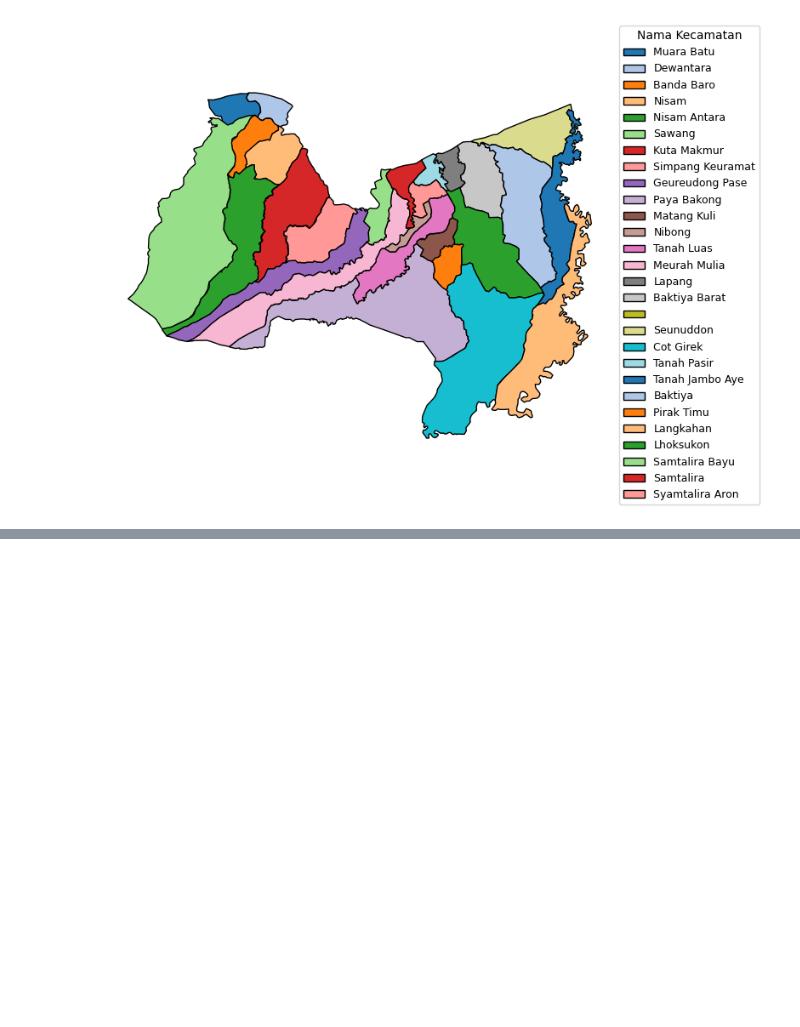
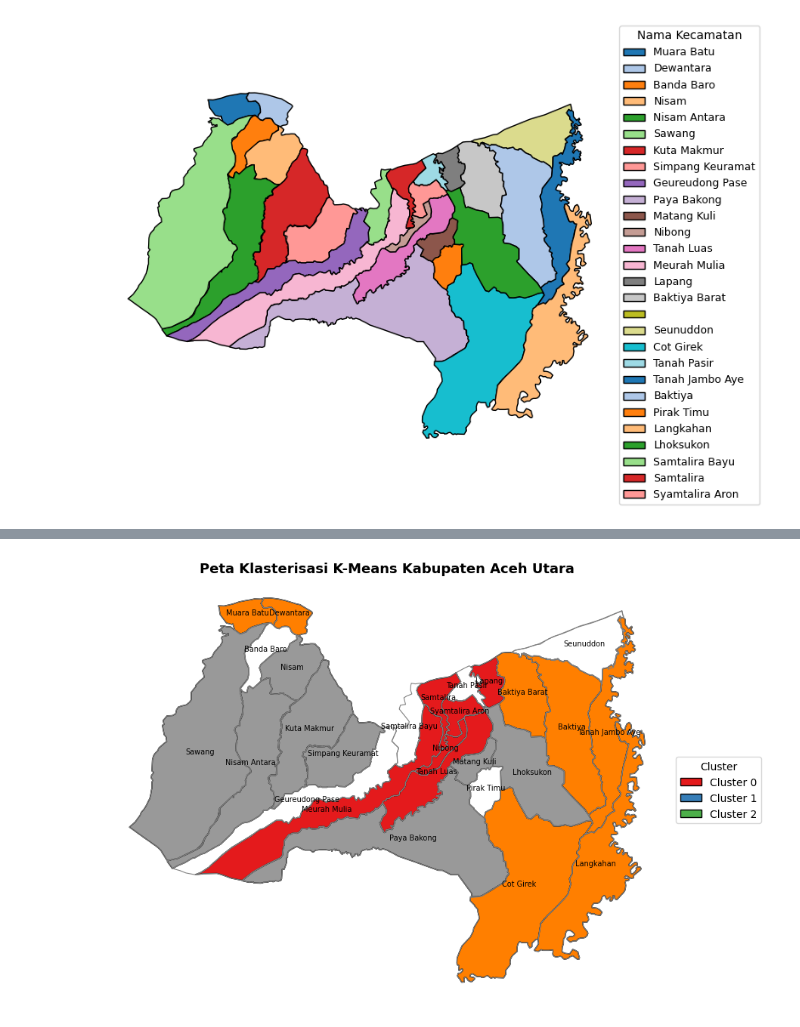
Before and after one commit to asrianda/GIS, a Jupyter notebook: Geospasial_Data.ipynb, the cells around one changed output, grey strips where cells are left out. Saved outputs shown, nothing was run; the diff lists cells and outputs as text; code cells hidden in the pictures; blank space fills up the shorter version.

```diff
--- a/Geospasial_Data.ipynb
+++ b/Geospasial_Data.ipynb
@@ -58,0 +174,58 @@ dt.head()
+# %%
+# ======================================================
+# 📍 K-Means Clustering + Overlay Peta Asli Aceh Utara
+# ======================================================
+
+import pandas as pd
+import geopandas as gpd
+import matplotlib.pyplot as plt
+from sklearn.cluster import KMeans
+from matplotlib.patches import Patch
+
+# --- 1️⃣ Baca data spasial asli dan data numerik ---
+dt = gpd.read_file("Aceh_utara.zip")                # Peta dasar Aceh Utara
+data_num = pd.read_excel("acehutara_data.xlsx")     # Data numerik (luas, penduduk)
+
+# --- 2️⃣ Lakukan klasterisasi K-Means ---
+X = data_num[["Luas", "penduduk"]]
+kmeans = KMeans(n_clusters=3, random_state=42)
+data_num["cluster"] = kmeans.fit_predict(X)
+
+# --- 3️⃣ Samakan format nama agar bisa digabung ---
+data_num["nama"] = data_num["nama"].str.strip().str.title()
+dt["nama"] = dt["nama"].str.strip().str.title()
+
+# --- 4️⃣ Gabungkan data spasial dengan hasil klasterisasi ---
+merged = dt.merge(data_num, on="nama", how="left")
+
+# --- 5️⃣ Buat figur peta ---
+fig, ax = plt.subplots(figsize=(9, 7))
+
+# Layer 1 → Peta dasar (outline Aceh Utara)
+dt.boundary.plot(ax=ax, color="gray", linewidth=0.8, label="Batas Wilayah")
+
+# Layer 2 → Peta hasil klasterisasi (berwarna)
+merged.plot(column="cluster", cmap="Set1", legend=False, ax=ax, edgecolor="black")
+
+# --- 6️⃣ Tambahkan legend manual untuk klaster ---
+clusters = sorted(merged["cluster"].dropna().unique())
+colors = plt.cm.Set1.colors
+legend_elements = [
+    Patch(facecolor=colors[int(c)], edgecolor='black', label=f'Cluster {int(c)}')
+    for c in clusters
+]
+ax.legend(handles=legend_elements, title="Cluster", loc='center left', bbox_to_anchor=(1, 0.5))
+
+# --- 7️⃣ Tambahkan label nama kecamatan ---
+for idx, row in merged.iterrows():
+    if row.geometry.centroid.is_valid:
+        plt.text(row.geometry.centroid.x, row.geometry.centroid.y,
+                 row["nama"], fontsize=7, ha='center')
+
+# --- 8️⃣ Estetika dan layout ---
+ax.set_title("Peta Klasterisasi K-Means Kabupaten Aceh Utara", fontsize=13, fontweight='bold')
+ax.set_axis_off()
+plt.tight_layout()
+plt.show()
+# %% [output]
+[figure, added]
```
Also changed, not shown: parts of 7 cells of this notebook.
